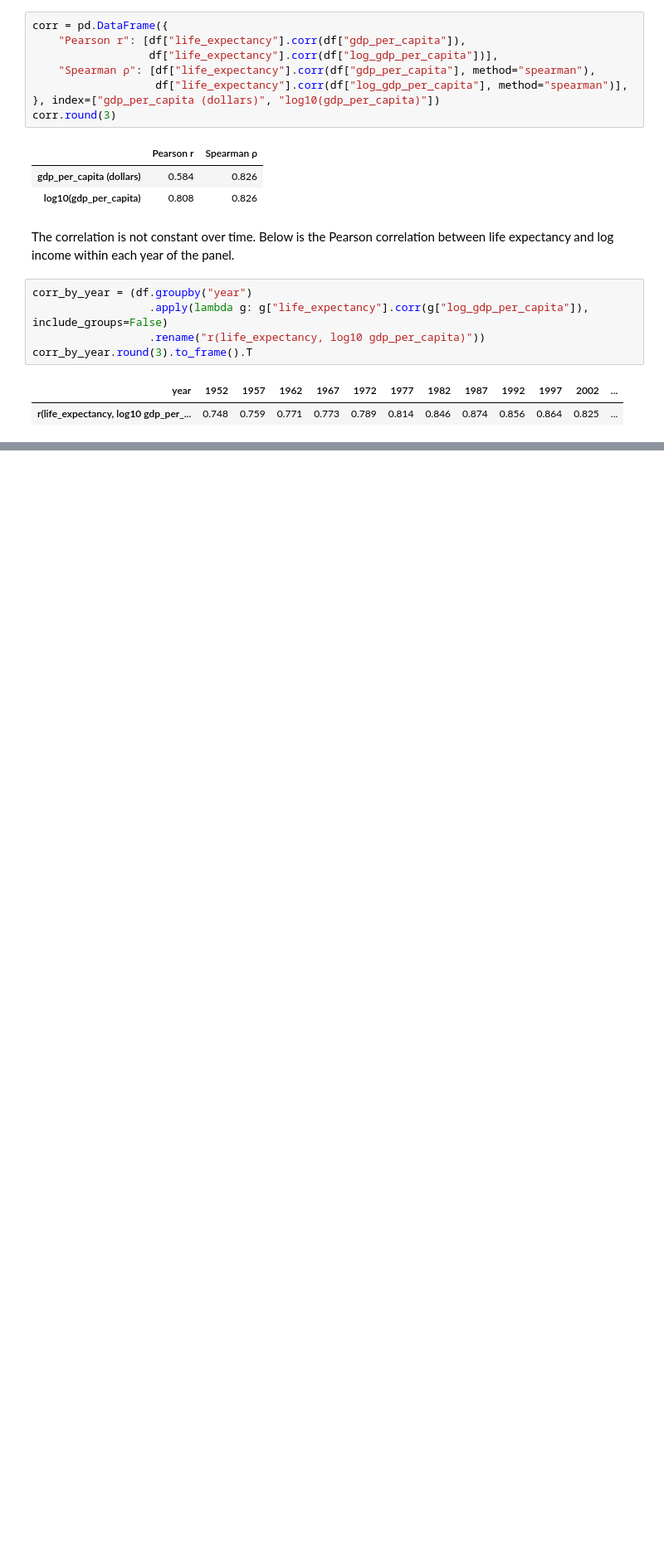
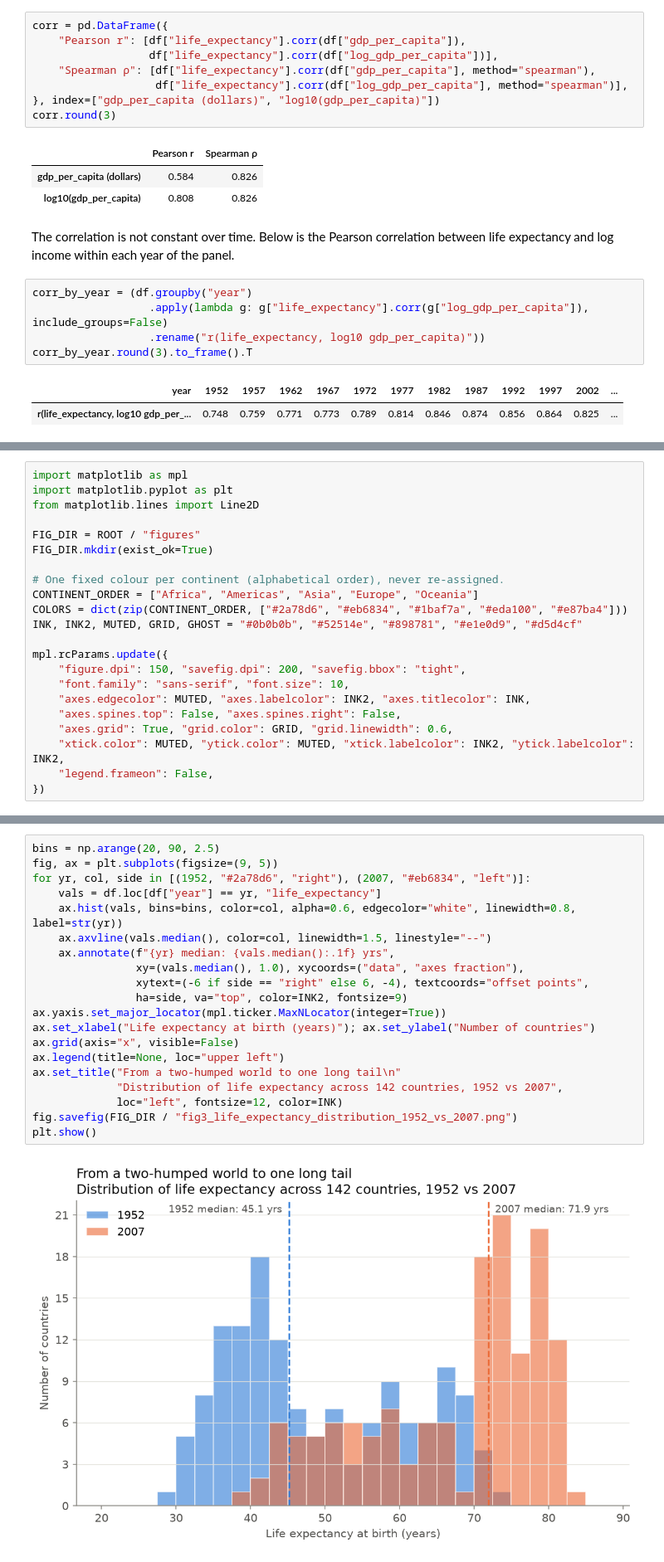
Before and after one commit to msdsn/dse-hw2, a Jupyter notebook: notebooks/EDA.ipynb, the cells around one changed output, grey strips where cells are left out. Shown at 83% size. Saved outputs shown, nothing was run; the diff lists cells and outputs as text; blank space fills up the shorter version.

```diff
--- a/notebooks/EDA.ipynb
+++ b/notebooks/EDA.ipynb
@@ -130,0 +136,22 @@ corr_by_year.round(3).to_frame().T
+# %%
+import matplotlib as mpl
+import matplotlib.pyplot as plt
+from matplotlib.lines import Line2D
+
+FIG_DIR = ROOT / "figures"
+FIG_DIR.mkdir(exist_ok=True)
+
+# One fixed colour per continent (alphabetical order), never re-assigned.
+CONTINENT_ORDER = ["Africa", "Americas", "Asia", "Europe", "Oceania"]
+COLORS = dict(zip(CONTINENT_ORDER, ["#2a78d6", "#eb6834", "#1baf7a", "#eda100", "#e87ba4"]))
+INK, INK2, MUTED, GRID, GHOST = "#0b0b0b", "#52514e", "#898781", "#e1e0d9", "#d5d4cf"
+
+mpl.rcParams.update({
+    "figure.dpi": 150, "savefig.dpi": 200, "savefig.bbox": "tight",
+    "font.family": "sans-serif", "font.size": 10,
+    "axes.edgecolor": MUTED, "axes.labelcolor": INK2, "axes.titlecolor": INK,
+    "axes.spines.top": False, "axes.spines.right": False,
+    "axes.grid": True, "grid.color": GRID, "grid.linewidth": 0.6,
+    "xtick.color": MUTED, "ytick.color": MUTED, "xtick.labelcolor": INK2, "ytick.labelcolor": INK2,
+    "legend.frameon": False,
+})
@@ -130,0 +222,22 @@ corr_by_year.round(3).to_frame().T
+# %%
+bins = np.arange(20, 90, 2.5)
+fig, ax = plt.subplots(figsize=(9, 5))
+for yr, col, side in [(1952, "#2a78d6", "right"), (2007, "#eb6834", "left")]:
+    vals = df.loc[df["year"] == yr, "life_expectancy"]
+    ax.hist(vals, bins=bins, color=col, alpha=0.6, edgecolor="white", linewidth=0.8, label=str(yr))
+    ax.axvline(vals.median(), color=col, linewidth=1.5, linestyle="--")
+    ax.annotate(f"{yr} median: {vals.median():.1f} yrs",
+                xy=(vals.median(), 1.0), xycoords=("data", "axes fraction"),
+                xytext=(-6 if side == "right" else 6, -4), textcoords="offset points",
+                ha=side, va="top", color=INK2, fontsize=9)
+ax.yaxis.set_major_locator(mpl.ticker.MaxNLocator(integer=True))
+ax.set_xlabel("Life expectancy at birth (years)"); ax.set_ylabel("Number of countries")
+ax.grid(axis="x", visible=False)
+ax.legend(title=None, loc="upper left")
+ax.set_title("From a two-humped world to one long tail\n"
+             "Distribution of life expectancy across 142 countries, 1952 vs 2007",
+             loc="left", fontsize=12, color=INK)
+fig.savefig(FIG_DIR / "fig3_life_expectancy_distribution_1952_vs_2007.png")
+plt.show()
+# %% [output]
+[figure, added]
```
Also changed, not shown: parts of 6 cells of this notebook, 3 other files.
